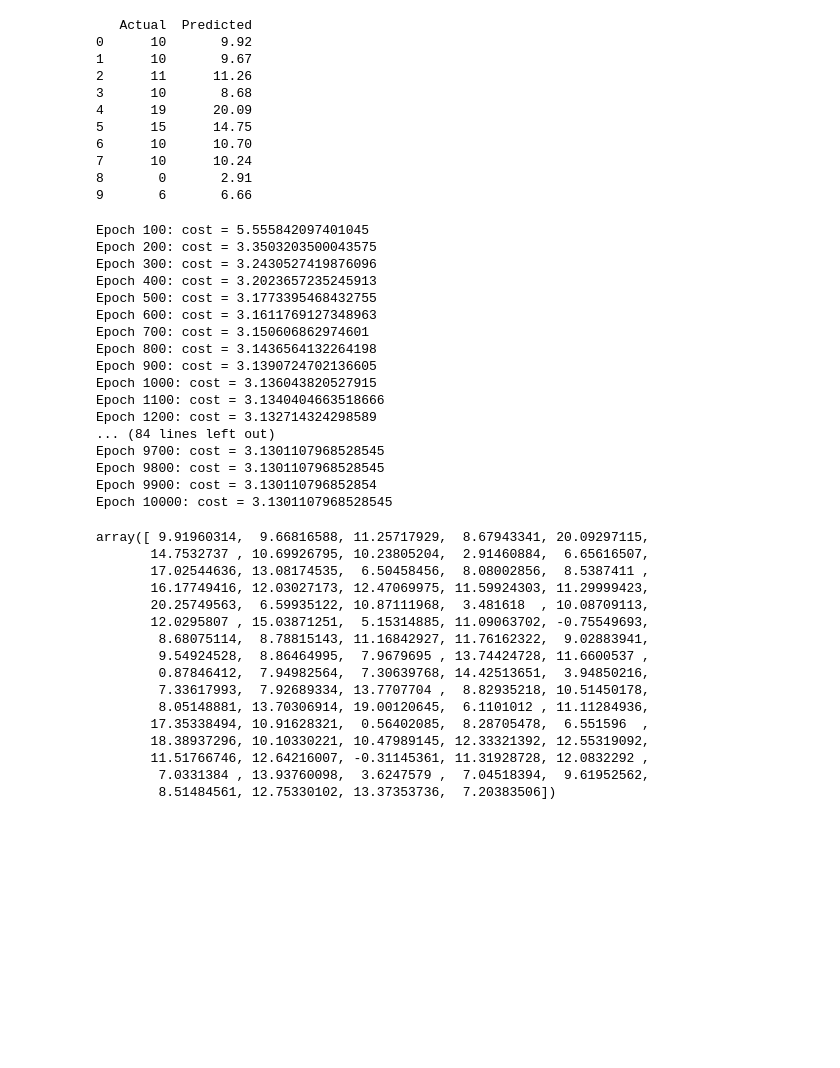
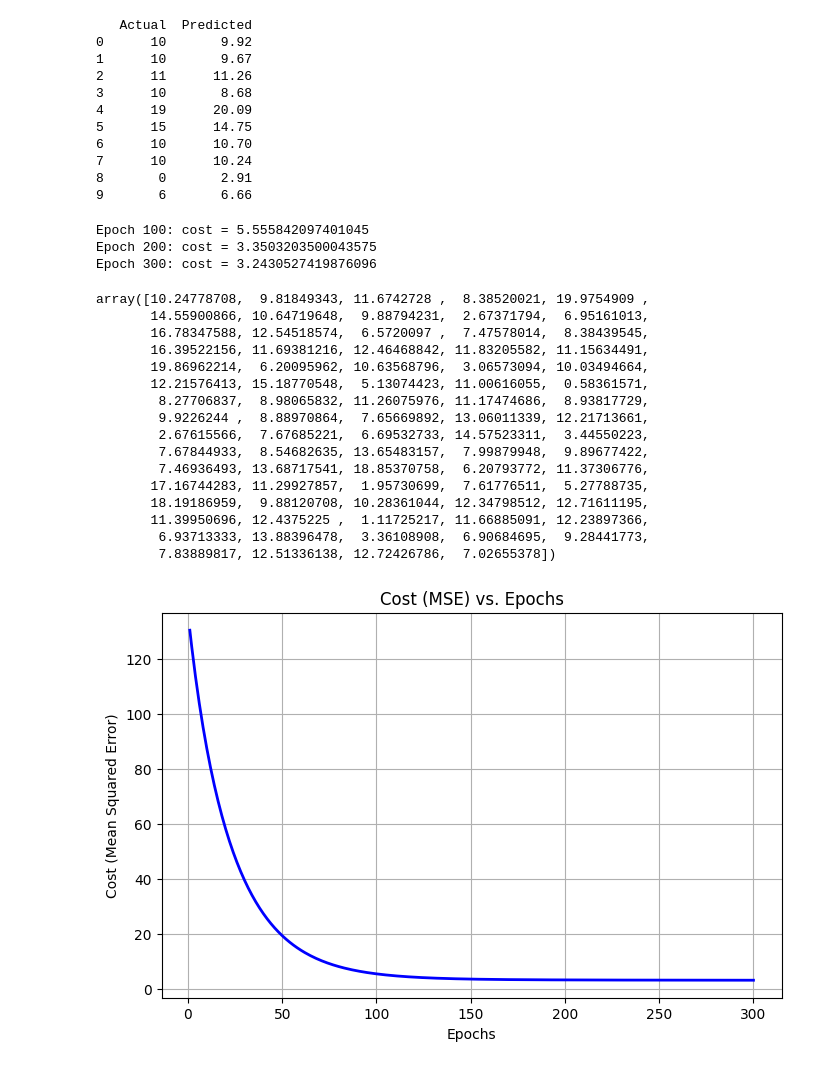
Before and after one commit to s3dallaz/Student-Grade-Predictor, a Jupyter notebook: notebooks/02_Preprocessing.ipynb, the cells around one changed output. Cells and saved outputs as stored; diff of their text form; code cells hidden in the pictures; blank space fills up the shorter version.

Commit message:
Visualize model performance, update README, add assets folder, and refactor Linear Regression implementation

```diff
--- a/notebooks/02_Preprocessing.ipynb
+++ b/notebooks/02_Preprocessing.ipynb
@@ -99,7 +99,7 @@ print(comparison.head(10))
 8       0       2.91
 9       6       6.66
 # %%
-My_LR_scratch_model = LinearRegressionFromScratch(epochs=10_000)
+My_LR_scratch_model = LinearRegressionFromScratch(epochs=300)
 
 My_LR_scratch_model.fit(X_train_scaled , y_train)
 
@@ -110,33 +110,32 @@ y_scratch_pred
 Epoch 100: cost = 5.555842097401045
 Epoch 200: cost = 3.3503203500043575
 Epoch 300: cost = 3.2430527419876096
-Epoch 400: cost = 3.2023657235245913
-Epoch 500: cost = 3.1773395468432755
-Epoch 600: cost = 3.1611769127348963
-Epoch 700: cost = 3.150606862974601
-Epoch 800: cost = 3.1436564132264198
-Epoch 900: cost = 3.1390724702136605
-Epoch 1000: cost = 3.136043820527915
-Epoch 1100: cost = 3.1340404663518666
-Epoch 1200: cost = 3.132714324298589
-... (84 lines left out)
-Epoch 9700: cost = 3.1301107968528545
-Epoch 9800: cost = 3.1301107968528545
-Epoch 9900: cost = 3.130110796852854
-Epoch 10000: cost = 3.1301107968528545
-array([ 9.91960314,  9.66816588, 11.25717929,  8.67943341, 20.09297115,
-       14.7532737 , 10.69926795, 10.23805204,  2.91460884,  6.65616507,
-       17.02544636, 13.08174535,  6.50458456,  8.08002856,  8.5387411 ,
-       16.17749416, 12.03027173, 12.47069975, 11.59924303, 11.29999423,
-       20.25749563,  6.59935122, 10.87111968,  3.481618  , 10.08709113,
-       12.0295807 , 15.03871251,  5.15314885, 11.09063702, -0.75549693,
-        8.68075114,  8.78815143, 11.16842927, 11.76162322,  9.02883941,
-        9.54924528,  8.86464995,  7.9679695 , 13.74424728, 11.6600537 ,
-        0.87846412,  7.94982564,  7.30639768, 14.42513651,  3.94850216,
-        7.33617993,  7.92689334, 13.7707704 ,  8.82935218, 10.51450178,
-        8.05148881, 13.70306914, 19.00120645,  6.1101012 , 11.11284936,
-       17.35338494, 10.91628321,  0.56402085,  8.28705478,  6.551596  ,
-       18.38937296, 10.10330221, 10.47989145, 12.33321392, 12.55319092,
-       11.51766746, 12.64216007, -0.31145361, 11.31928728, 12.0832292 ,
-        7.0331384 , 13.93760098,  3.6247579 ,  7.04518394,  9.61952562,
-        8.51484561, 12.75330102, 13.37353736,  7.20383506])
+array([10.24778708,  9.81849343, 11.6742728 ,  8.38520021, 19.9754909 ,
+       14.55900866, 10.64719648,  9.88794231,  2.67371794,  6.95161013,
+       16.78347588, 12.54518574,  6.5720097 ,  7.47578014,  8.38439545,
+       16.39522156, 11.69381216, 12.46468842, 11.83205582, 11.15634491,
+       19.86962214,  6.20095962, 10.63568796,  3.06573094, 10.03494664,
+       12.21576413, 15.18770548,  5.13074423, 11.00616055,  0.58361571,
+        8.27706837,  8.98065832, 11.26075976, 11.17474686,  8.93817729,
+        9.9226244 ,  8.88970864,  7.65669892, 13.06011339, 12.21713661,
+        2.67615566,  7.67685221,  6.69532733, 14.57523311,  3.44550223,
+        7.67844933,  8.54682635, 13.65483157,  7.99879948,  9.89677422,
+        7.46936493, 13.68717541, 18.85370758,  6.20793772, 11.37306776,
+       17.16744283, 11.29927857,  1.95730699,  7.61776511,  5.27788735,
+       18.19186959,  9.88120708, 10.28361044, 12.34798512, 12.71611195,
+       11.39950696, 12.4375225 ,  1.11725217, 11.66885091, 12.23897366,
+        6.93713333, 13.88396478,  3.36108908,  6.90684695,  9.28441773,
+        7.83889817, 12.51336138, 12.72426786,  7.02655378])
+# %%
+plt.figure(figsize=(8, 5))
+plt.plot(range(1, My_LR_scratch_model.epochs + 1), My_LR_scratch_model.cost_history, color="blue", linewidth=2)
+plt.title("Cost (MSE) vs. Epochs")
+plt.xlabel("Epochs")
+plt.ylabel("Cost (Mean Squared Error)")
+plt.grid(True)
+plt.show()
+
+
+# Observation: The cost decreases rapidly during the early epochs and stabilizes after approximately 200 epochs. Therefore, training for 300 epochs provides sufficient convergence without unnecessary computation.
+# %% [output]
+[figure, added]
```
Also changed, not shown: parts of 5 cells of this notebook, 7 other files.
